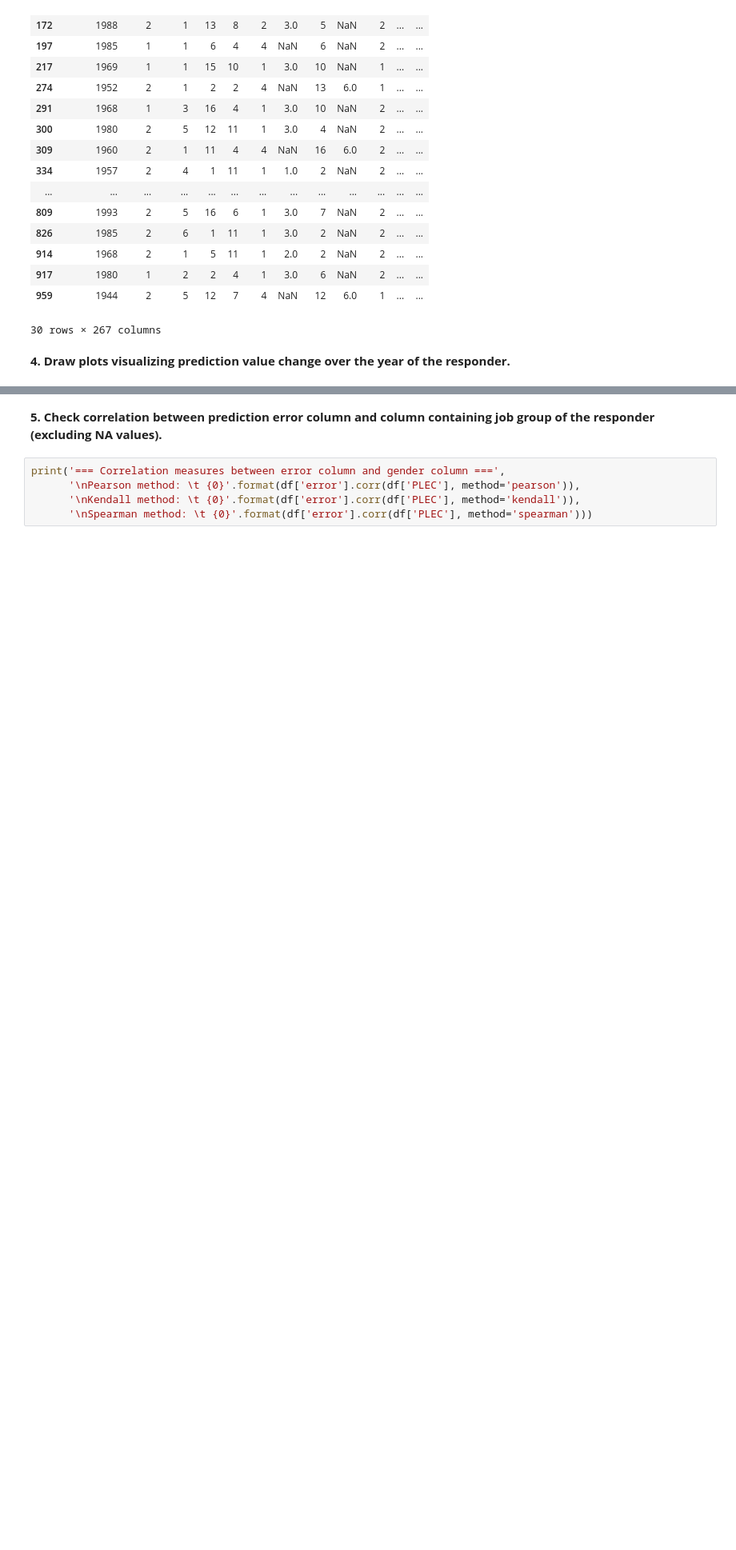
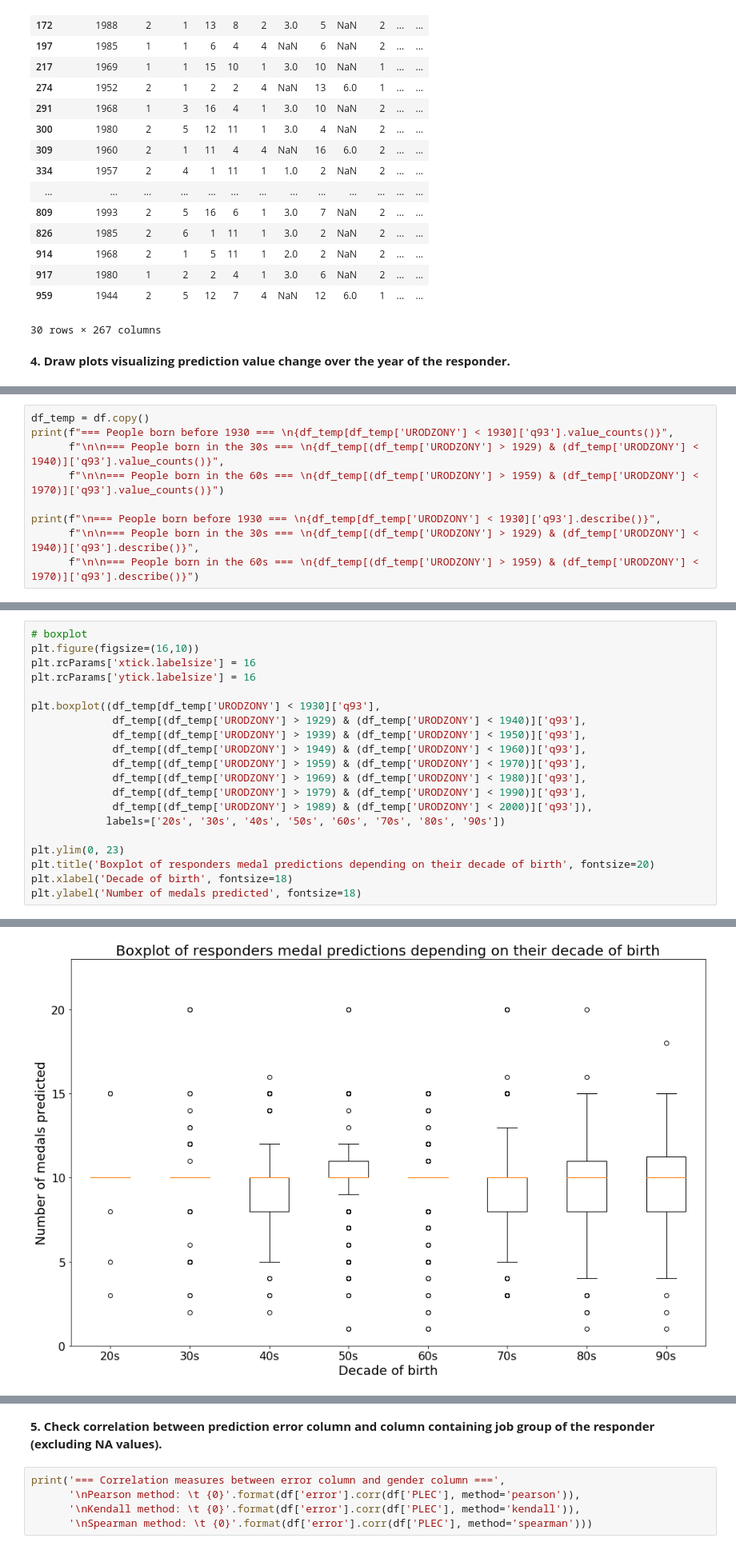
Before and after one commit to Netherwulf/data-science-toolkit, a Jupyter notebook: 07_data_analysis_introduction.ipynb, the cells around one changed output, grey strips where cells are left out. Shown at 80% size. Saved outputs shown, nothing was run; the diff lists cells and outputs as text; blank space fills up the shorter version.

Commit message:
Add new columns, boxplot and histograms
Add new columns, boxplot and histograms

```diff
--- a/07_data_analysis_introduction.ipynb
+++ b/07_data_analysis_introduction.ipynb
@@ -96,0 +102,9 @@ Name: q93, dtype: float64
+# %%
+df_temp = df.copy()
+print(f"=== People born before 1930 === \n{df_temp[df_temp['URODZONY'] < 1930]['q93'].value_counts()}",
+      f"\n\n=== People born in the 30s === \n{df_temp[(df_temp['URODZONY'] > 1929) & (df_temp['URODZONY'] < 1940)]['q93'].value_counts()}",
+      f"\n\n=== People born in the 60s === \n{df_temp[(df_temp['URODZONY'] > 1959) & (df_temp['URODZONY'] < 1970)]['q93'].value_counts()}")
+
+print(f"\n=== People born before 1930 === \n{df_temp[df_temp['URODZONY'] < 1930]['q93'].describe()}",
+      f"\n\n=== People born in the 30s === \n{df_temp[(df_temp['URODZONY'] > 1929) & (df_temp['URODZONY'] < 1940)]['q93'].describe()}",
+      f"\n\n=== People born in the 60s === \n{df_temp[(df_temp['URODZONY'] > 1959) & (df_temp['URODZONY'] < 1970)]['q93'].describe()}")
@@ -96,0 +129,21 @@ Name: q93, dtype: float64
+# %%
+# boxplot
+plt.figure(figsize=(16,10))
+plt.rcParams['xtick.labelsize'] = 16
+plt.rcParams['ytick.labelsize'] = 16
+
+plt.boxplot((df_temp[df_temp['URODZONY'] < 1930]['q93'],
+             df_temp[(df_temp['URODZONY'] > 1929) & (df_temp['URODZONY'] < 1940)]['q93'],
+             df_temp[(df_temp['URODZONY'] > 1939) & (df_temp['URODZONY'] < 1950)]['q93'],
+             df_temp[(df_temp['URODZONY'] > 1949) & (df_temp['URODZONY'] < 1960)]['q93'],
+             df_temp[(df_temp['URODZONY'] > 1959) & (df_temp['URODZONY'] < 1970)]['q93'],
+             df_temp[(df_temp['URODZONY'] > 1969) & (df_temp['URODZONY'] < 1980)]['q93'],
+             df_temp[(df_temp['URODZONY'] > 1979) & (df_temp['URODZONY'] < 1990)]['q93'],
+             df_temp[(df_temp['URODZONY'] > 1989) & (df_temp['URODZONY'] < 2000)]['q93']),
+            labels=['20s', '30s', '40s', '50s', '60s', '70s', '80s', '90s'])
+
+plt.ylim(0, 23)
+plt.title('Boxplot of responders medal predictions depending on their decade of birth', fontsize=20)
+plt.xlabel('Decade of birth', fontsize=18)
+plt.ylabel('Number of medals predicted', fontsize=18)
+# %% [output]
@@ -96,0 +151 @@ Name: q93, dtype: float64
+[figure, added]
```
Also changed, not shown: parts of 8 cells of this notebook, 1 other file.
